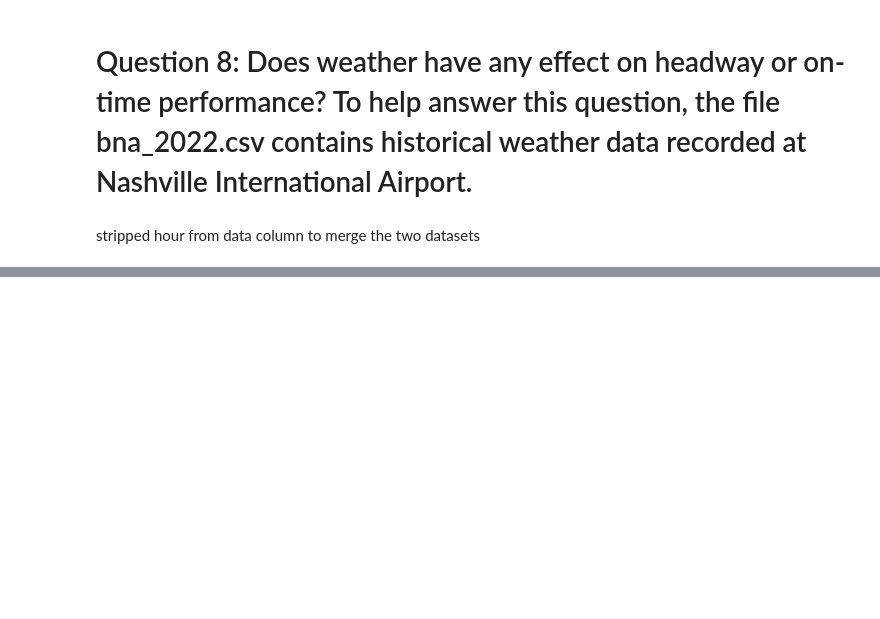
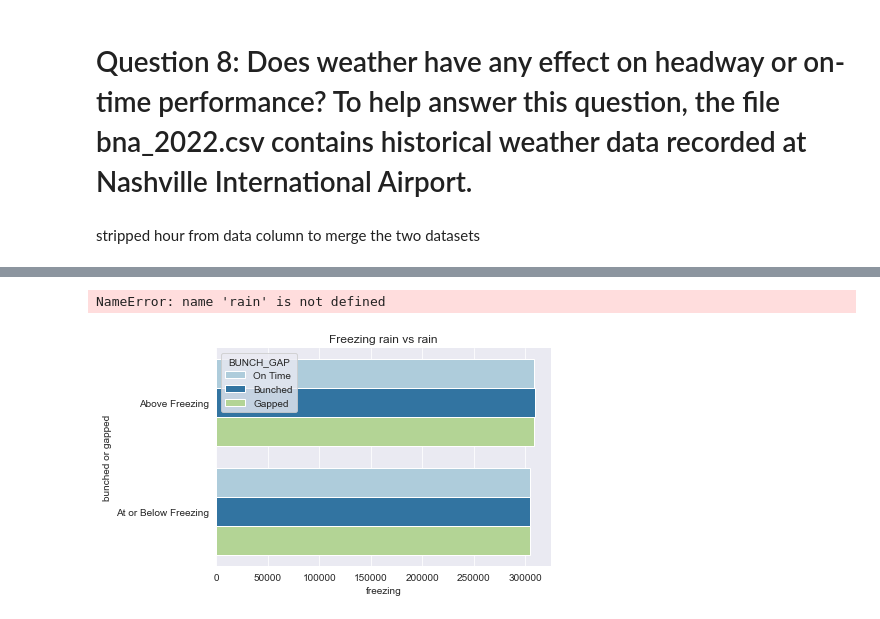
Before and after one commit to NSS-Data-Analytics-Cohort-7/wego-grumpy-concat, a Jupyter notebook: Notebooks/rwpartner_project_e.ipynb, the cells around one changed output, grey strips where cells are left out. Cells and saved outputs as stored; diff of their text form; code cells hidden in the pictures; blank space fills up the shorter version.

Commit message:
working on clustered bar chart

```diff
--- a/Notebooks/rwpartner_project_e.ipynb
+++ b/Notebooks/rwpartner_project_e.ipynb
@@ -103,0 +28,13 @@ Name: BUNCH_GAP, dtype: float64
+# %%
+df_drop = merge_df.dropna(subset=['DEV_PERCENT'])
+# %%
+def BUNCH_GAP(value):
+    if value >= 50:
+        return "Gapped"
+    elif value <= -50:
+        return "Bunched"
+    else:
+        return "On Time"
+
+df_drop['BUNCH_GAP'] = df_drop['DEV_PERCENT'].map(BUNCH_GAP)
+df_drop.head()
@@ -103,0 +74,3 @@ Name: BUNCH_GAP, dtype: float64
+# %%
+raining = df_drop.loc[df_drop['precip_hrly'] >0]
+raining.head()
@@ -103,0 +85,3 @@ Name: BUNCH_GAP, dtype: float64
+# %%
+raining.loc[raining['temp'] >32, 'FREEZING_NOT_FREEZING']= 'Above Freezing'
+raining.loc[raining['temp'] <=32, 'FREEZING_NOT_FREEZING']= 'At or Below Freezing'
@@ -103,0 +104,17 @@ Name: BUNCH_GAP, dtype: float64
+# %%
+sns.barplot(x='ADHERENCE_ID', y='FREEZING_NOT_FREEZING', hue='BUNCH_GAP', data=raining)
+sns.barplot(x='Day', y='Customers', hue='Time', data=df)
+# %% [output]
+NameError: name 'rain' is not defined
+# %%
+df = raining
+sns.set_style('darkgrid')
+sns.set_palette('Paired')
+sns.barplot(data=df, x='TRIP_ID', y='FREEZING_NOT_FREEZING', hue='BUNCH_GAP')
+plt.title('Freezing rain vs rain')
+plt.xlabel('freezing')
+plt.ylabel('bunched or gapped')
+sns.despine()
+plt.show()
+# %% [output]
+[figure, added]
```
Also changed, not shown: parts of 43 cells of this notebook.
